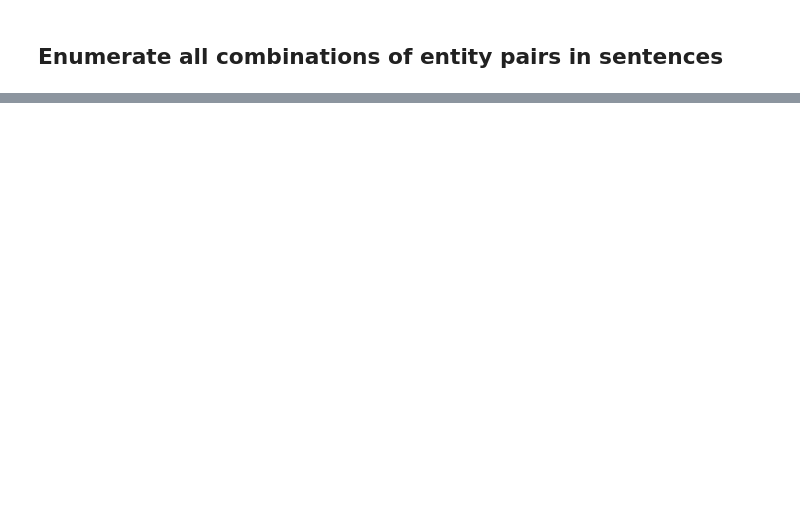
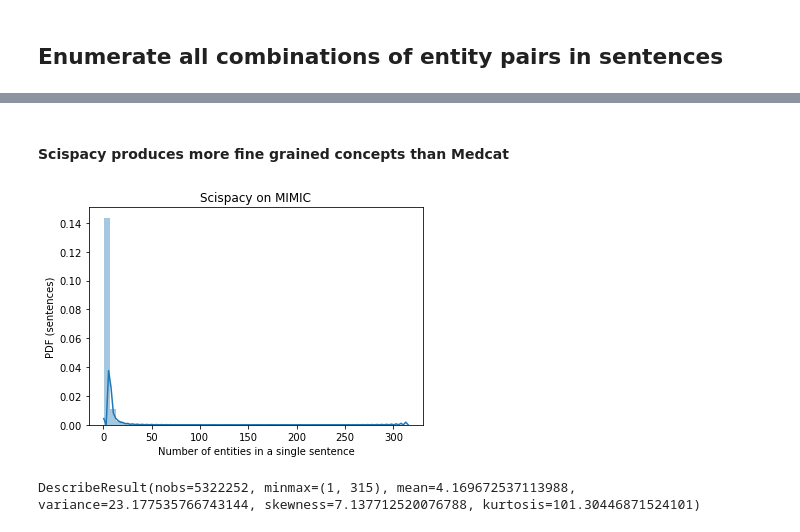
Before and after one commit to wtgme/snomed, a Jupyter notebook: distant_supervision.ipynb, the cells around one changed output, grey strips where cells are left out. Drawn from its saved outputs; the diff is of its cells as text; code cells hidden in the pictures; blank space fills up the shorter version.

```diff
--- a/distant_supervision.ipynb
+++ b/distant_supervision.ipynb
@@ -92,0 +258,14 @@ So:
+# %% [markdown]
+#### Scispacy produces more fine grained concepts than Medcat
+# %%
+sns.distplot(a_counts)
+plt.xlabel("Number of entities in a single sentence")
+plt.ylabel("PDF (sentences)")
+plt.title("Scispacy on MIMIC")
+plt.show()
+# %% [output]
+[figure, added]
+# %%
+stats.describe(a_counts)
+# %% [output]
+DescribeResult(nobs=5322252, minmax=(1, 315), mean=4.169672537113988, variance=23.177535766743144, skewness=7.137712520076788, kurtosis=101.30446871524101)
```
Also changed, not shown: parts of 42 cells of this notebook, 1 other file.
